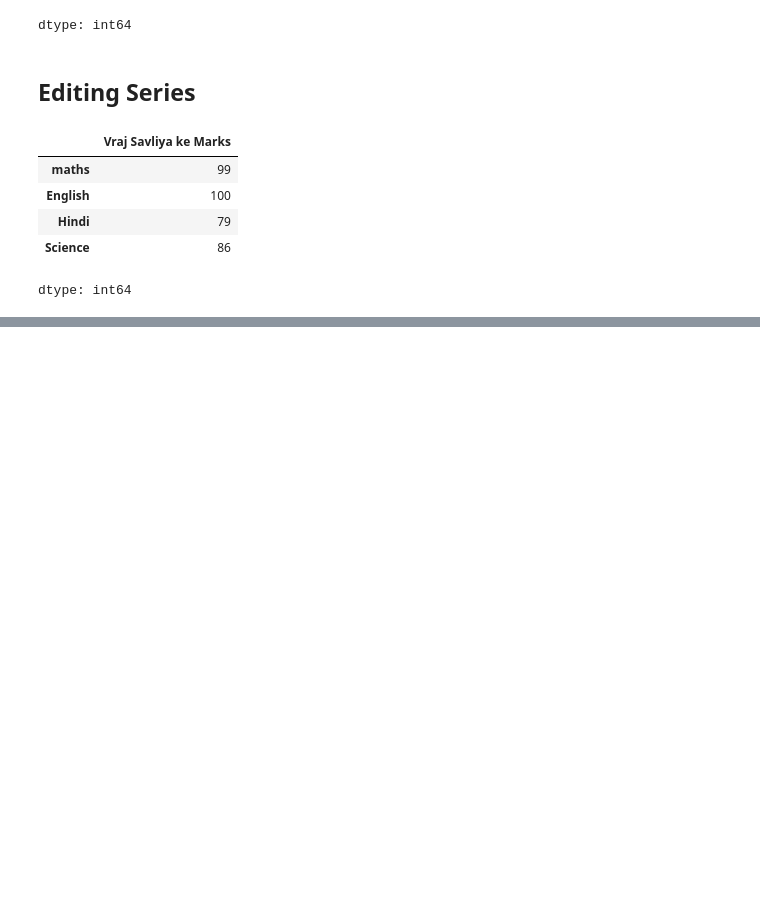
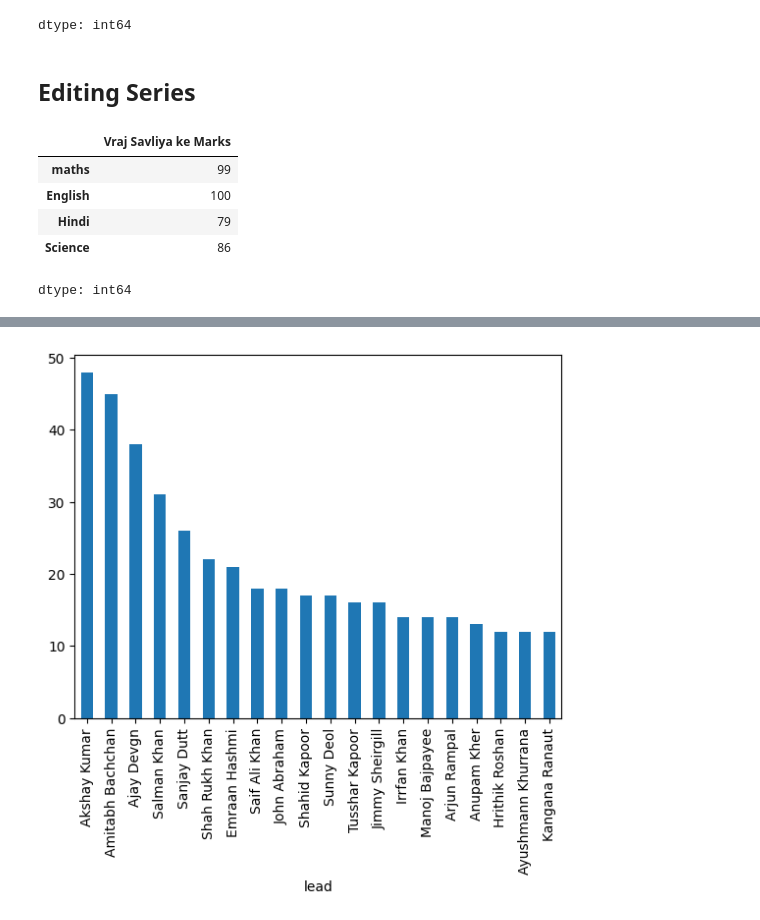
Before and after one commit to vrajsavliya/ml_learning, a Jupyter notebook: Pandas_1_series.ipynb, the cells around one changed output, grey strips where cells are left out. Drawn from its saved outputs; the diff is of its cells as text; code cells hidden in the pictures; blank space fills up the shorter version.

```diff
--- a/Pandas_1_series.ipynb
+++ b/Pandas_1_series.ipynb
@@ -408,0 +533,4 @@ dtype: int64
+# %%
+num = movies.value_counts().head(20).plot(kind='bar')
+# %% [output]
+[figure, added]
```
Also changed, not shown: parts of 14 cells of this notebook.
